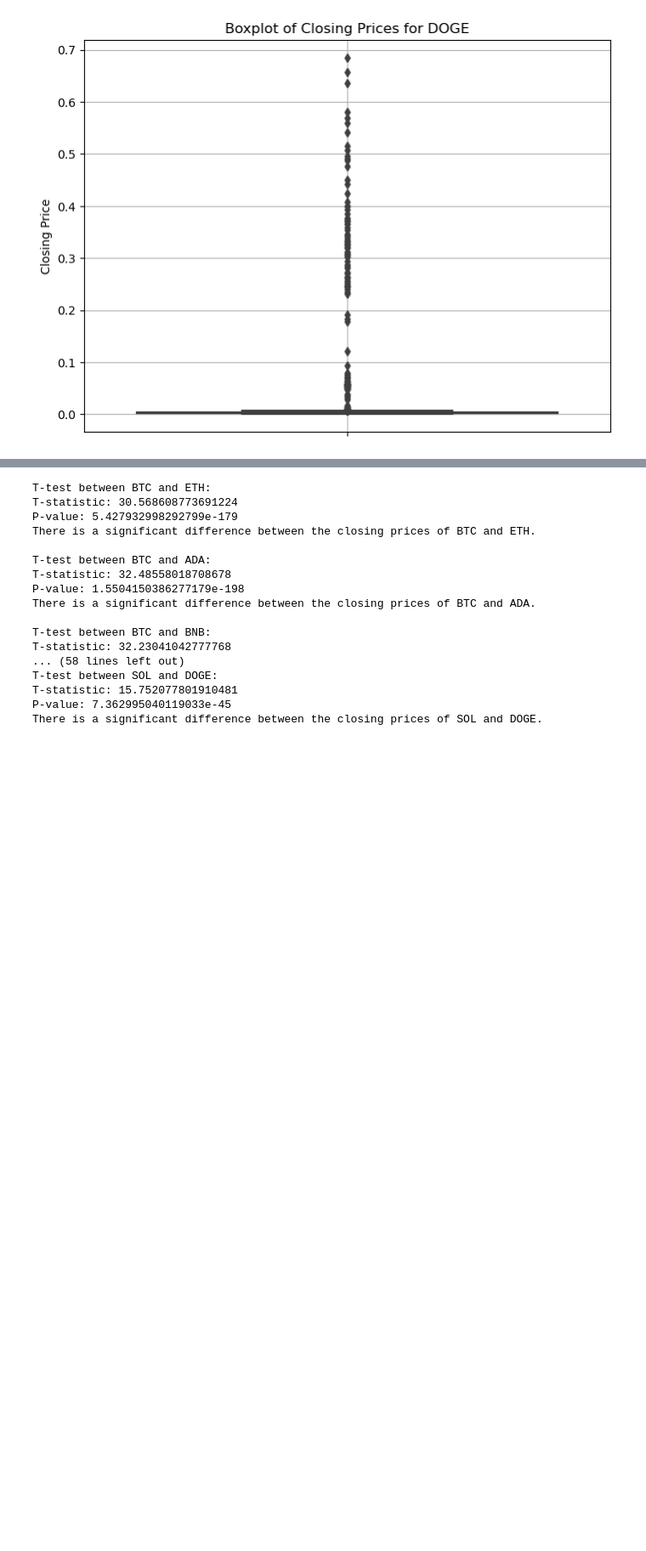
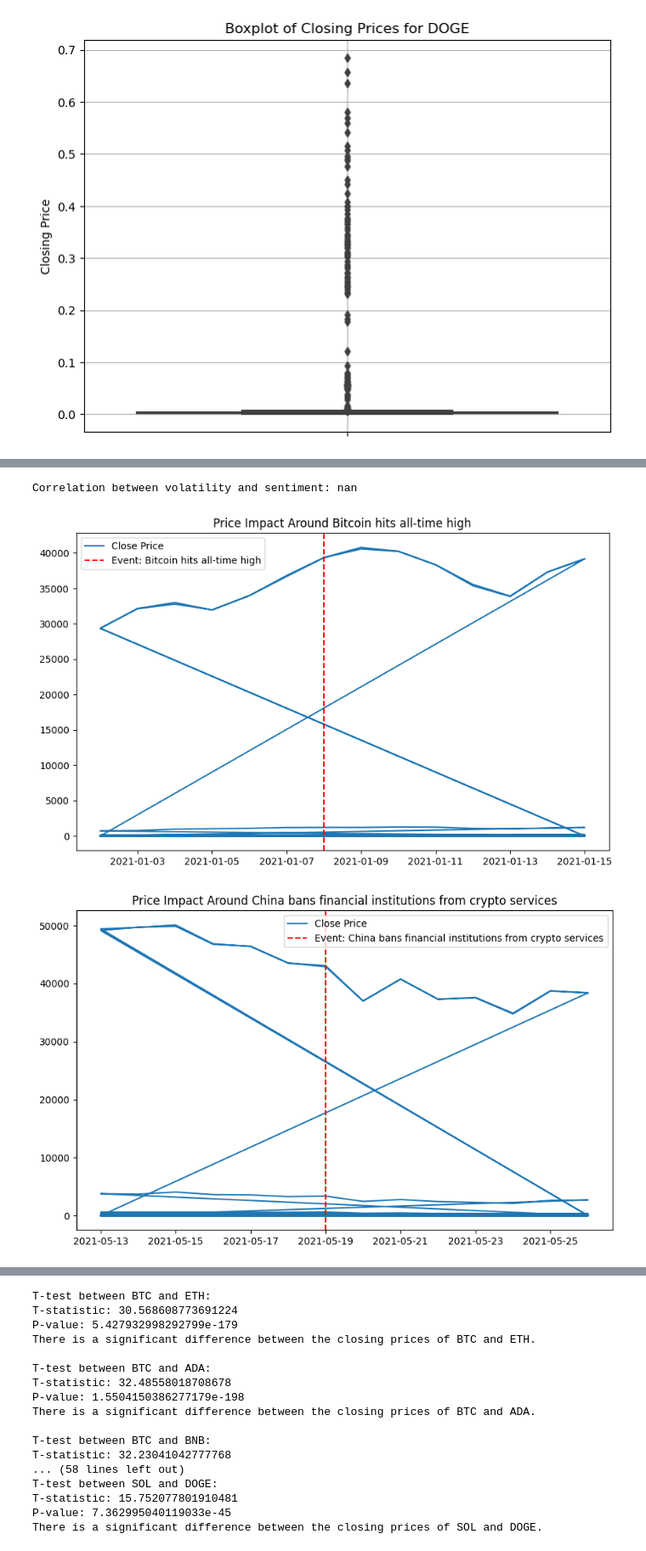
Before and after one commit to Khushboomodha/Project_1, a Jupyter notebook: Crypto.ipynb, the cells around one changed output, grey strips where cells are left out. Shown at 85% size. Drawn from its saved outputs; the diff is of its cells as text; code cells hidden in the pictures; blank space fills up the shorter version.

```diff
--- a/Crypto.ipynb
+++ b/Crypto.ipynb
@@ -635,0 +658,11 @@ print(results.summary())
+# %%
+#Lagged Sentiment Analysis based on API
+
+#Description: Investigate whether sentiment from previous days impacts future cryptocurrency prices.
+# This can help identify delayed reactions in the market.
+
+
+for lag in range(1, 8):  # Check lags from 1 to 7 days
+    merged_df[f'Sentiment_Lag_{lag}'] = merged_df['Sentiment'].shift(lag)
+    correlation = merged_df[f'Sentiment_Lag_{lag}'].corr(merged_df['Close'])
+    print(f"Lag {lag} days - Correlation: {correlation:.4f}")
@@ -635,0 +677,36 @@ print(results.summary())
+# %%
+#Volatility Analysis based on API
+merged_df['Returns'] = merged_df['Close'].pct_change()
+merged_df['Volatility'] = merged_df['Returns'].rolling(window=7).std()
+
+# Correlation between volatility and sentiment
+volatility_sentiment_corr = merged_df['Volatility'].corr(merged_df['Sentiment'])
+print(f"Correlation between volatility and sentiment: {volatility_sentiment_corr:.4f}")
+# %% [output]
+Correlation between volatility and sentiment: nan
+# %%
+#Event-Driven Analysis based on API
+# Assume you manually annotate events
+
+#Description: Identify key events (e.g., regulatory changes, major partnerships, technological updates)
+# and analyze their impact on cryptocurrency prices.
+
+events = {
+    '2021-01-08': 'Bitcoin hits all-time high',
+    '2021-05-19': 'China bans financial institutions from crypto services'
+}
+
+for event_date, event_name in events.items():
+    event_date = pd.to_datetime(event_date)
+    window = merged_df[(merged_df['Date'] >= event_date - pd.Timedelta(days=7)) &
+                       (merged_df['Date'] <= event_date + pd.Timedelta(days=7))]
+
+    plt.figure(figsize=(10, 6))
+    plt.plot(window['Date'], window['Close'], label='Close Price')
+    plt.axvline(x=event_date, color='red', linestyle='--', label=f'Event: {event_name}')
+    plt.title(f'Price Impact Around {event_name}')
+    plt.legend()
+    plt.show()
+# %% [output]
+[figure, added]
+[figure, added]
```
Also changed, not shown: parts of 11 cells of this notebook.
